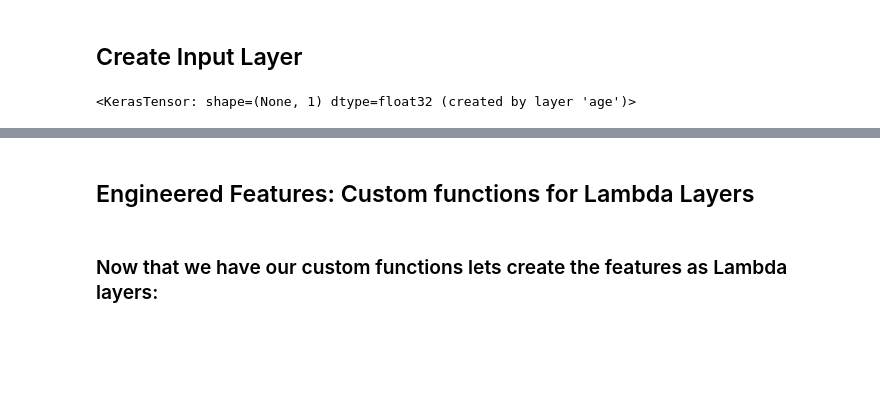
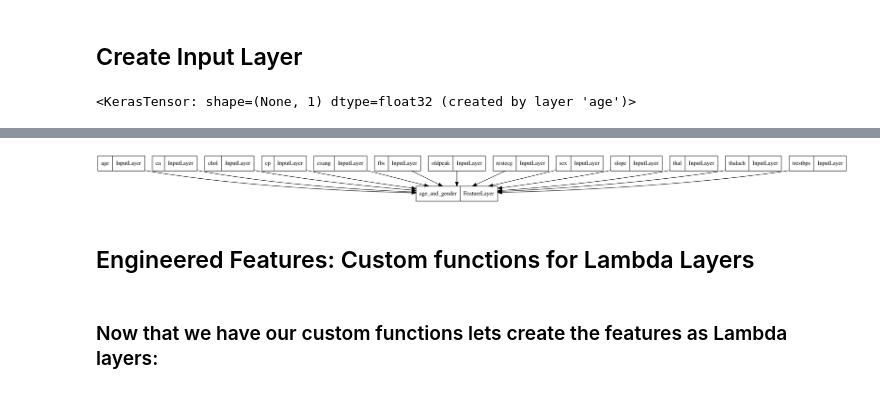
Before and after one commit to fernandonieuwveldt/keras-examples, a Jupyter notebook: lambda_layer_engineering/lambda_layer_engineering.ipynb, the cells around one changed output, grey strips where cells are left out. Saved outputs shown, nothing was run; the diff lists cells and outputs as text; code cells hidden in the pictures; blank space fills up the shorter version.

Commit message:
single layer for feature engineering

```diff
--- a/lambda_layer_engineering/lambda_layer_engineering.ipynb
+++ b/lambda_layer_engineering/lambda_layer_engineering.ipynb
@@ -76,0 +77,22 @@ plot_model(input_layer_graph, to_file="input_layer.png")
+# %%
+class FeatureLayer(tf.keras.layers.Layer):
+    def __init__(self, func=None, *args, **kwargs):
+        super(FeatureLayer, self).__init__(trainable=False, *args, **kwargs)
+        if not callable(func):
+            raise("function should be callable")
+        self.func = func
+
+    def call(self, inputs):
+        return self.func(inputs[0], inputs[1])
+
+def age_and_gender(age, gender):
+  """check if age gt 50 and if gender is male"""
+  return tf.cast(
+    tf.math.logical_and(age > 50, gender == 1), dtype = tf.float32
+  )
+
+age_gender_layer = FeatureLayer(age_and_gender, name='age_and_gender')(
+    [feature_layer_inputs['age'], feature_layer_inputs['sex']]
+)
+submodel = tf.keras.Model(inputs=feature_layer_inputs, outputs=age_gender_layer)
+submodel.predict(dataset)
@@ -77,3 +107,22 @@ plot_model(input_layer_graph, to_file="input_layer.png")
+# %%
+class AgeAndGenderFeatureLayer(tf.keras.layers.Layer):
+    def __init__(self, *args, **kwargs):
+        super(FeatureLayer, self).__init__(trainable=False, *args, **kwargs)
+
+    def call(self, inputs):
+        thal_is_fixed = tf.cast(inputs['thal'] == 'fixed', dtype = tf.float32)
+        age_and_gender = tf.cast(
+            tf.math.logical_and(inputs['age'] > 50, inputs['sex'] == 1), dtype = tf.float32
+        )
+        return tf.keras.layers.concatenate([age_and_gender, thal_is_fixed])
+
+
+feature_layer = FeatureLayer(name='age_and_gender')(feature_layer_inputs)
+
+feature_layer_graph = tf.keras.Model(inputs=feature_layer_inputs, outputs=feature_layer)
+plot_model(feature_layer_graph, to_file="feature_layer_graph.png")
+# %% [output]
+[figure, added]
 # %% [markdown]
 ## Engineered Features: Custom functions for Lambda Layers
 # %%
```
Also changed, not shown: parts of 2 cells of this notebook, 20 other files.
